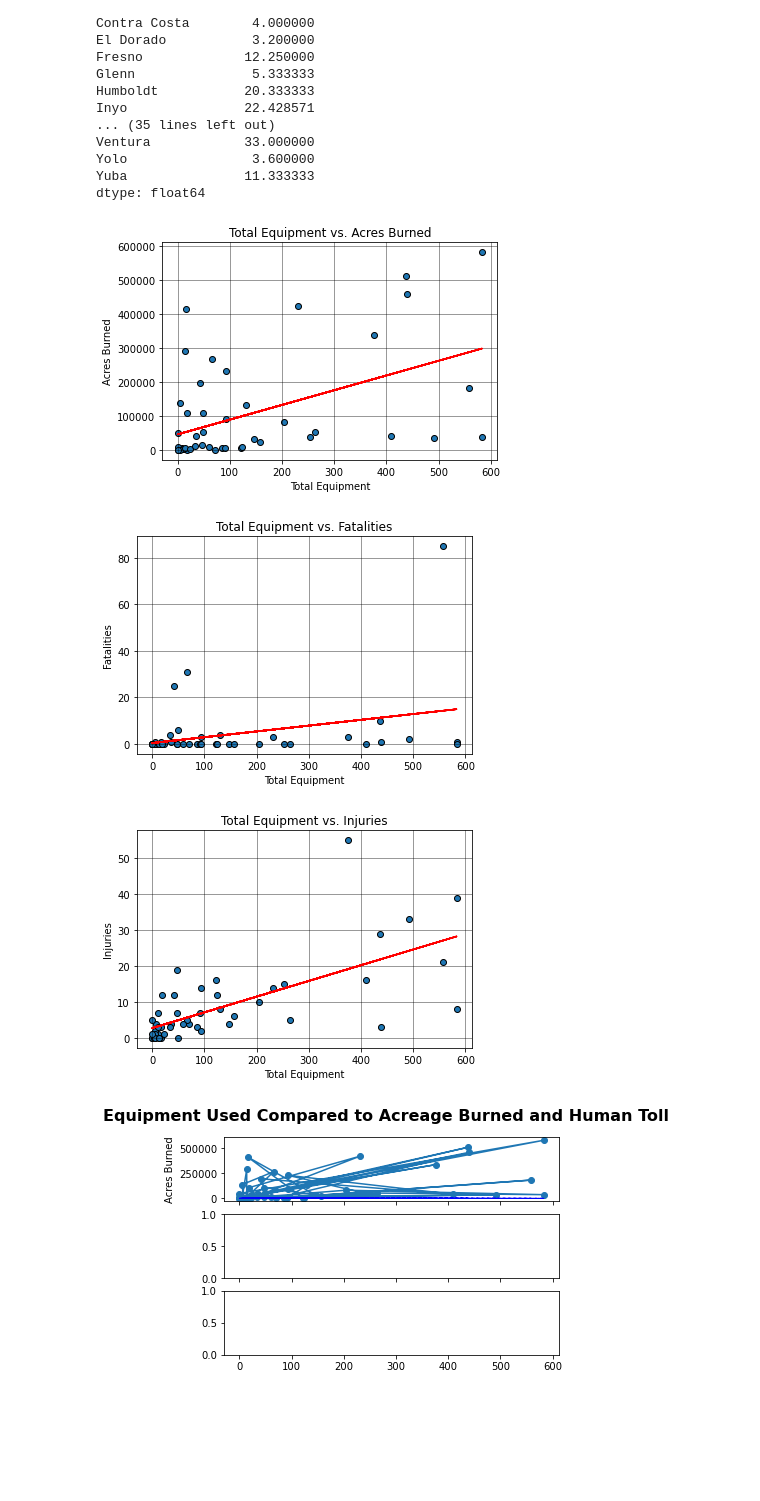
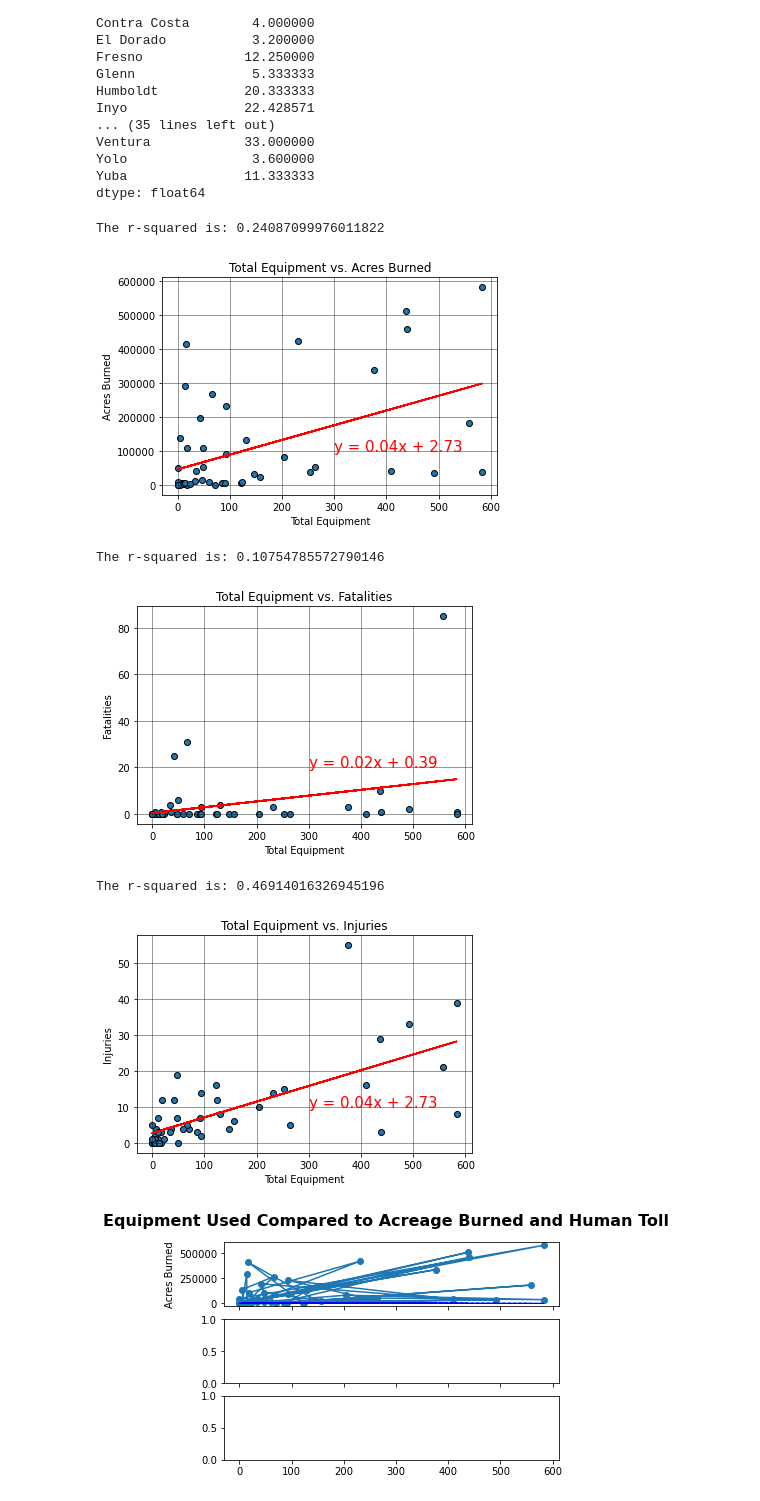
Before and after one commit to jump8621/data-project-I, a Jupyter notebook: lee_pyre.ipynb, the cells around one changed output. Saved outputs shown, nothing was run; the diff lists cells and outputs as text; code cells hidden in the pictures; blank space fills up the shorter version.

Commit message:
added r-squared and line equation to Total Equipment scatter plots

```diff
--- a/lee_pyre.ipynb
+++ b/lee_pyre.ipynb
@@ -483,23 +483,16 @@ dtype: float64
 regress_values = total_equipment * slope + intercept
 plt.scatter(total_equipment, burned_acreage, marker="o", edgecolor="black")
 plt.plot(total_equipment, regress_values, "r-")
+plt.annotate(line_eq,(300,100000),fontsize=15,color="red")
 plt.title("Total Equipment vs. Acres Burned")
 plt.xlabel("Total Equipment")
 plt.ylabel("Acres Burned")
+print(f"The r-squared is: {rvalue**2}")
 plt.rc('grid', linestyle="-", color='black')
 plt.grid(True, alpha=0.5)
 plt.savefig("Images/Total_Equipment_VS_Acres_Burned.png")
 plt.show()
 
-#compare personnel involved with injuries
-# plt.scatter(resources_df["Personnel Involved"], human_toll_df["Injuries"], marker="o", edgecolor="black")
-# plt.title("Personnel Involved vs. Injuries")
-# plt.xlabel("Personnel Involved")
-# plt.ylabel("Injuries")
-# plt.rc('grid', linestyle="-", color='black')
-# plt.grid(True, alpha=0.5)
-# plt.savefig("Personnel_Involved_VS_Injuries.png")
-# plt.show()
 
 #compare equipment used with injuries and/or fatalities
 # plt.scatter(resources_df["Total Equipment"], human_toll_df["Fatalities"], marker="o", edgecolor="black")
@@ -509,39 +502,46 @@ plt.show()
 # plt.rc('grid', linestyle="-", color='black')
 # plt.grid(True, alpha=0.5)
 # plt.savefig("Total_Equipment_VS_Fatalities.png")
 # plt.show()
 
 #compare equipment used with fatalities and find linear regression
 (slope, intercept, rvalue, pvalue, stderr) = linregress(total_equipment, fatality_count)
 regress_values = total_equipment * slope + intercept
-#line_eq = "y = " + str(round(slope,2)) + "x + " + str(round(intercept,2))
+line_eq = "y = " + str(round(slope,2)) + "x + " + str(round(intercept,2))
 plt.scatter(total_equipment, fatality_count, marker="o", edgecolor="black")
 plt.plot(total_equipment, regress_values, "r-")
+plt.annotate(line_eq,(300,20),fontsize=15,color="red")
 plt.title("Total Equipment vs. Fatalities")
 plt.xlabel("Total Equipment")
 plt.ylabel("Fatalities")
+print(f"The r-squared is: {rvalue**2}")
 plt.rc('grid', linestyle="-", color='black')
 plt.grid(True, alpha=0.5)
 plt.savefig("Images/Total_Equipment_VS_Fatalities.png")
 plt.show()
 
-#compare equipment used with injuries and find linear regression
+#compare equipment used with injuries and find linear regression  correlation number and r-squared
 (slope, intercept, rvalue, pvalue, stderr) = linregress(total_equipment, injury_count)
 regress_values = total_equipment * slope + intercept
-#line_eq = "y = " + str(round(slope,2)) + "x + " + str(round(intercept,2))
+line_eq = "y = " + str(round(slope,2)) + "x + " + str(round(intercept,2))
 plt.scatter(total_equipment, injury_count, marker="o", edgecolor="black")
 plt.plot(total_equipment, regress_values, "r-")
+plt.annotate(line_eq,(300,10),fontsize=15,color="red")
 plt.title("Total Equipment vs. Injuries")
 plt.xlabel("Total Equipment")
 plt.ylabel("Injuries")
+print(f"The r-squared is: {rvalue**2}")
 plt.rc('grid', linestyle="-", color='black')
 plt.grid(True, alpha=0.5)
 plt.savefig("Images/Total_Equipment_VS_Injuries.png")
 plt.show()
 # %% [output]
+The r-squared is: 0.24087099976011822
-[figure, old version]
+[figure, new version]
+The r-squared is: 0.10754785572790146
-[figure, old version]
+[figure, new version]
+The r-squared is: 0.46914016326945196
-[figure, old version]
+[figure, new version]
 # %%
 #generate a facet plot of all 3 figures
 # fig, (ax1, ax2, ax3) = plt.subplots(3, sharex=True)
```
Also changed, not shown: parts of 1 cell of this notebook, 4 other files.
